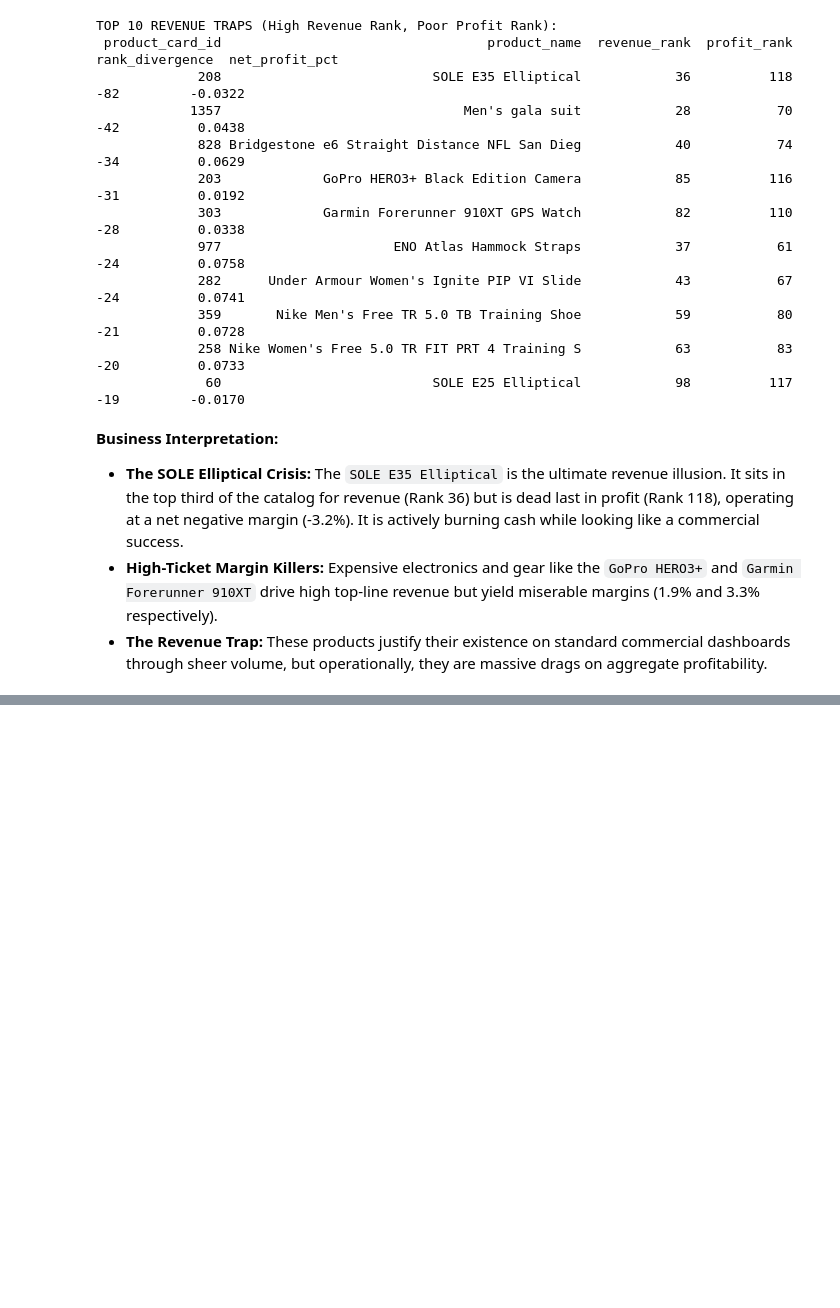
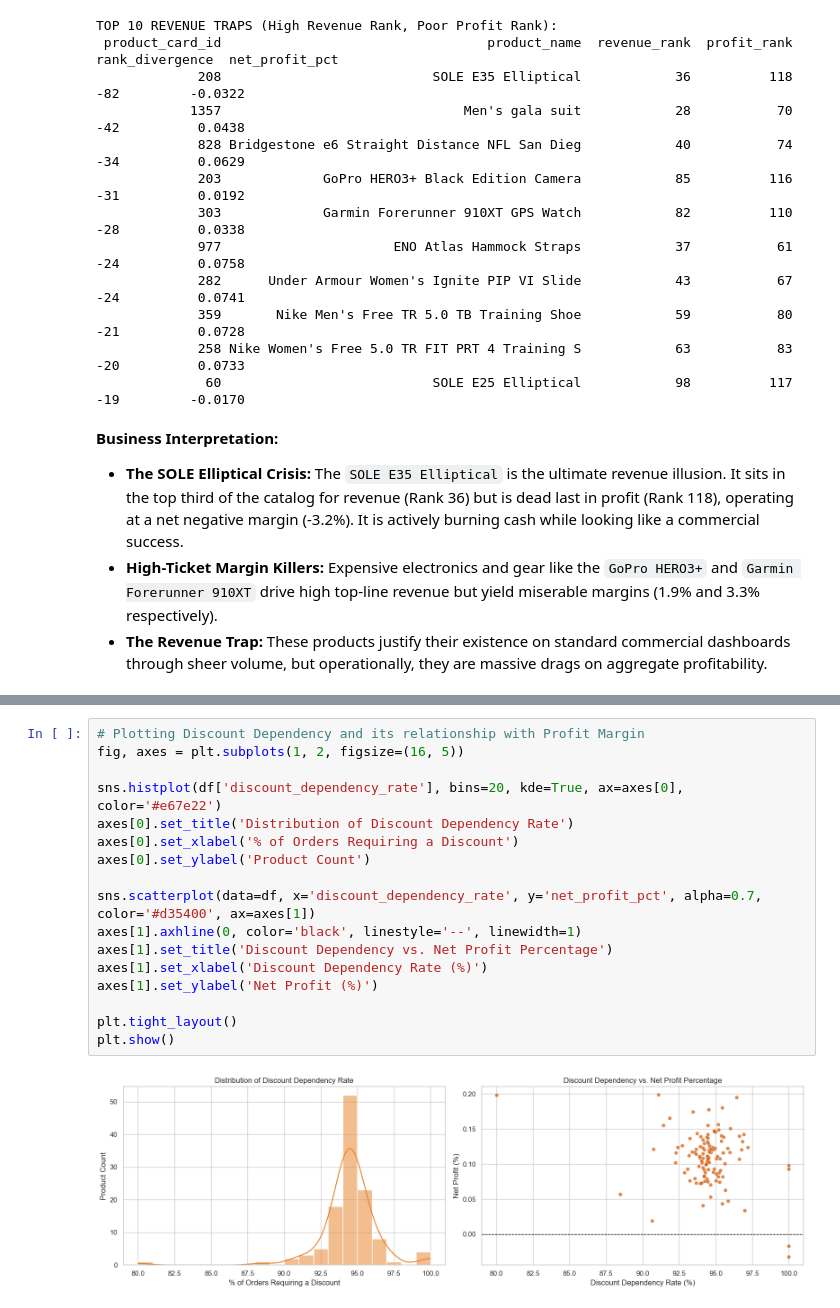
Before and after one commit to zeeshan-akram-ds/ecommerce-revenue-illusion-audit, a Jupyter notebook: notebooks/01_validation_and_eda.ipynb, the cells around one changed output, grey strips where cells are left out. Cells and saved outputs as stored; diff of their text form; blank space fills up the shorter version.

Commit message:
feat(notebook): discount dependency analysis complete - systemic promotional reliance confirmed
docs: F-007 added to key_findings - discounting identified as structural baseline cost

```diff
--- a/notebooks/01_validation_and_eda.ipynb
+++ b/notebooks/01_validation_and_eda.ipynb
@@ -254,0 +258,19 @@ TOP 10 REVENUE TRAPS (High Revenue Rank, Poor Profit Rank):
+# %%
+# Plotting Discount Dependency and its relationship with Profit Margin
+fig, axes = plt.subplots(1, 2, figsize=(16, 5))
+
+sns.histplot(df['discount_dependency_rate'], bins=20, kde=True, ax=axes[0], color='#e67e22')
+axes[0].set_title('Distribution of Discount Dependency Rate')
+axes[0].set_xlabel('% of Orders Requiring a Discount')
+axes[0].set_ylabel('Product Count')
+
+sns.scatterplot(data=df, x='discount_dependency_rate', y='net_profit_pct', alpha=0.7, color='#d35400', ax=axes[1])
+axes[1].axhline(0, color='black', linestyle='--', linewidth=1)
+axes[1].set_title('Discount Dependency vs. Net Profit Percentage')
+axes[1].set_xlabel('Discount Dependency Rate (%)')
+axes[1].set_ylabel('Net Profit (%)')
+
+plt.tight_layout()
+plt.show()
+# %% [output]
+[figure, added]
```
Also changed, not shown: parts of 2 cells of this notebook, 1 other file.
